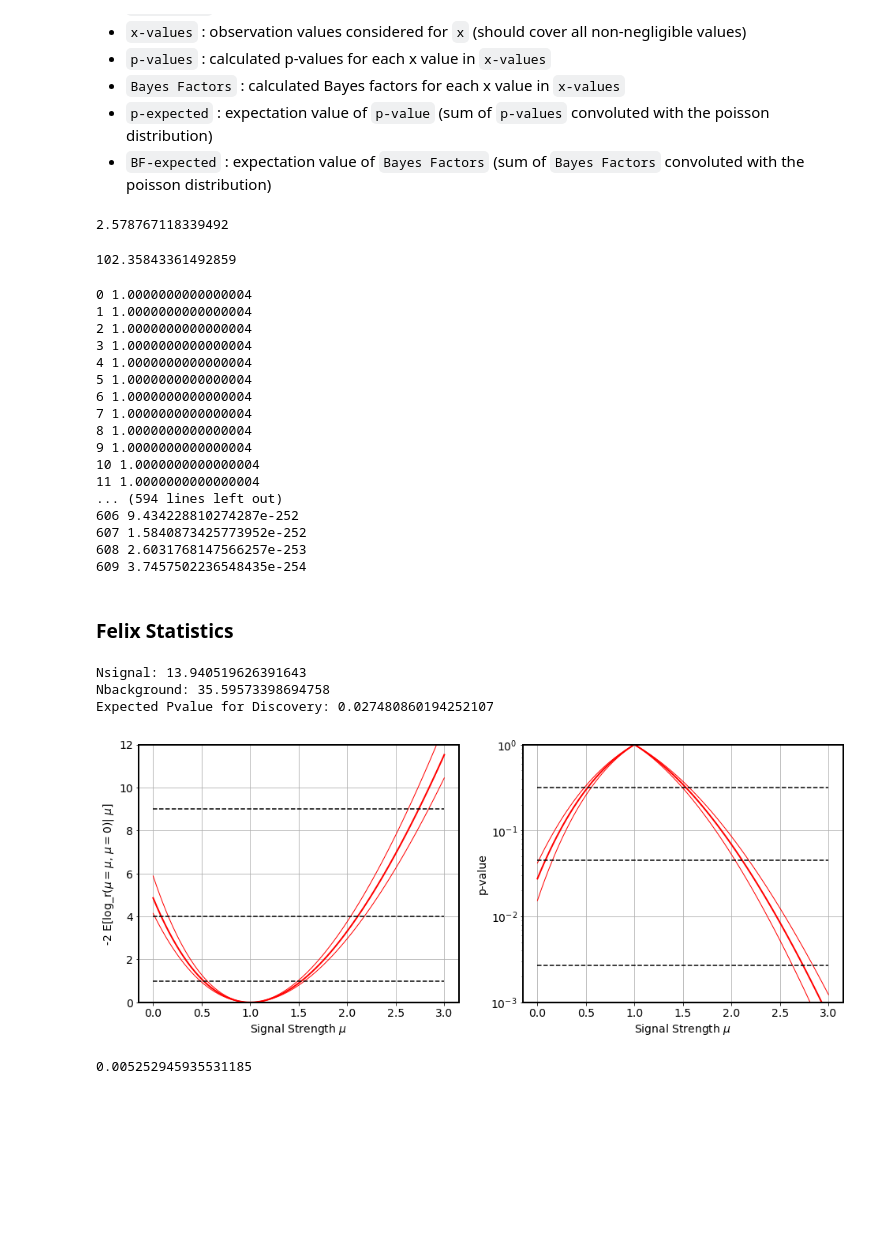
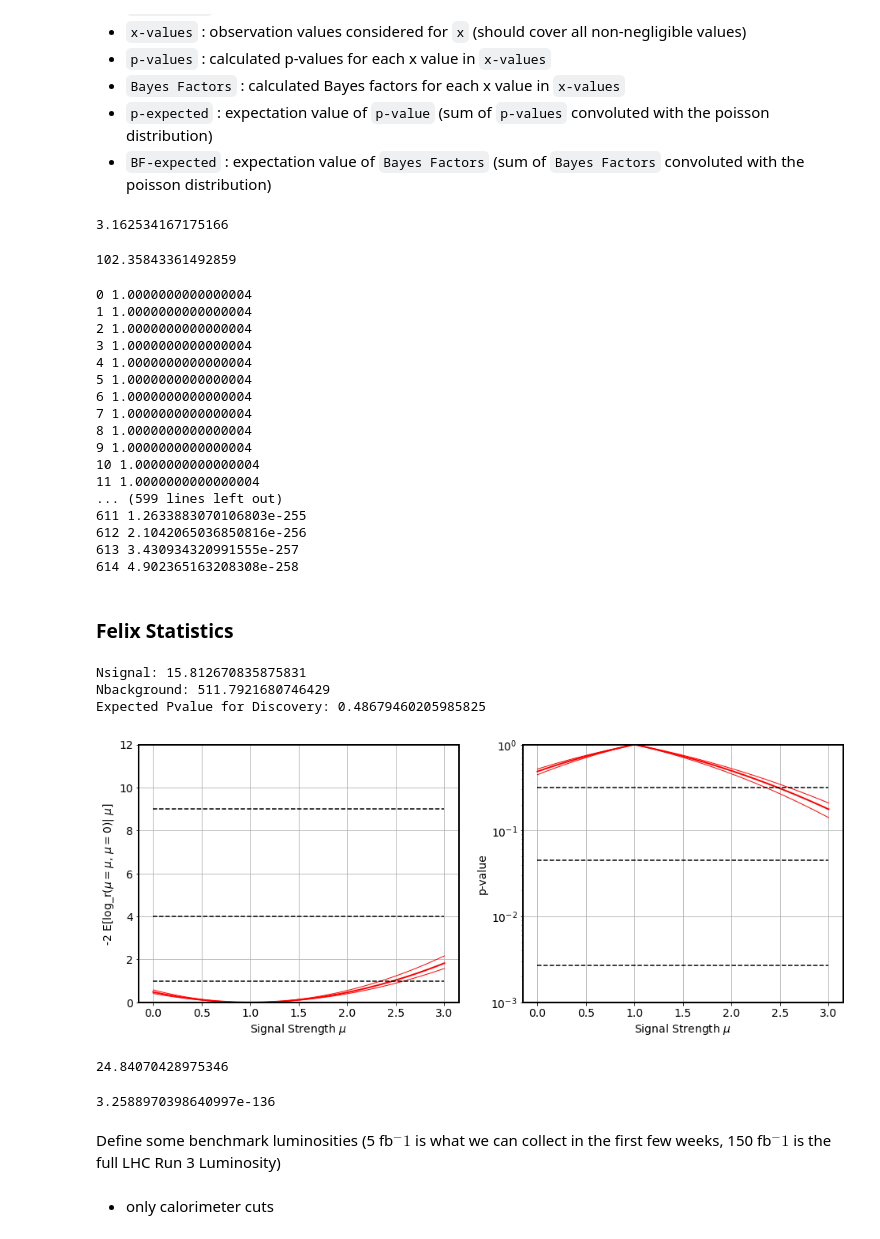
Before and after one commit to mwaterbury/scintillatorneutrinos, a Jupyter notebook: Analysis_Felix.ipynb, the cells around one changed output. Drawn from its saved outputs; the diff is of its cells as text; code cells hidden in the pictures; blank space fills up the shorter version.

Commit message:
add some cut and count analysis

```diff
--- a/Analysis_Felix.ipynb
+++ b/Analysis_Felix.ipynb
@@ -11,6 +11,6 @@ To load the data, we initialize a class `Analyzer`.
 - If `inputfile` is not `None`, then the muon and neutrino spectra are just read from that file. This is the fast option.
 - Otherwise, the class loads all the data from the `/NumpyArrays` directory and compute the event weights. In this case you can save the data in an `outputfile` so that one can easily load it later on.
 # %%
-analyser = Analyzer(prepare_nuel=False)
+analyser = Analyzer(prepare_nuel=True)
 # %% [output]
 Prepare Data Manually
@@ -672,7 +673,7 @@ stats_analysis = analyser.calculate_stats(requirement="event['passed_scintillato
 # %%
 stats_analysis['nsignal'][0]
 # %% [output]
-2.578767118339492
+3.162534167175166
 # %%
 stats_analysis['nbackground'][0]
 # %% [output]
@@ -693,11 +694,11 @@ for x,p in zip(stats_analysis['x-values'], stats_analysis['p-values']):
 9 1.0000000000000004
 10 1.0000000000000004
 11 1.0000000000000004
-... (594 lines left out)
-606 9.434228810274287e-252
-607 1.5840873425773952e-252
-608 2.6031768147566257e-253
-609 3.7457502236548435e-254
+... (599 lines left out)
+611 1.2633883070106803e-255
+612 2.1042065036850816e-256
+613 3.430934320991555e-257
+614 4.902365163208308e-258
 # %% [markdown]
 ### Felix Statistics
 # %%
@@ -782,17 +783,18 @@ def calculate_stats_felix(requirement="True", luminosity = 1, do_plot=True):
     analysis['r-values'] = -0.5*np.array(m2logrs)
     analysis['p-values'] = pvals
     analysis['p-value_discovery'] = pvals[0]
+    analysis['significance_discovery'] = np.sqrt(m2logrs[0])
 
     # return p_value
     return analysis
 # %%
-requirement="event['passed_scintillator'] and event['calorimeter'] > 5"
-analysis = calculate_stats_felix(requirement=requirement, luminosity= 10)
+requirement="event['passed_scintillator'] and event['calorimeter'] > 1"
+analysis = calculate_stats_felix(requirement=requirement, luminosity= 5)
 # %% [output]
-Nsignal: 13.940519626391643
-Nbackground: 35.59573398694758
-Expected Pvalue for Discovery: 0.027480860194252107
+Nsignal: 15.812670835875831
+Nbackground: 511.7921680746429
+Expected Pvalue for Discovery: 0.48679460205985825
-[figure, old version]
+[figure, new version]
 # %%
 def mylogpmf(k,mu):
     return special.xlogy(k, mu) - gamln(k + 1) - mu
@@ -800,10 +802,14 @@ def m2logr(ns, nb, mu=1):
     log_pois_sb = mylogpmf(k=ns+nb, mu=mu*ns+nb)
     log_pois_b  = mylogpmf(k=ns+nb, mu=ns+nb   )
     log_r_rate  = log_pois_sb - log_pois_b
+    print (np.sqrt(-2*log_r_rate))
     return -2*log_r_rate
 def pvalue(ns,nb,mu=1):
     return chi2.sf(m2logr(ns,nb,mu), df=1)
 
-pvalue(18 , 36, mu=0)
+pvalue(93.5, 1.37, mu=0)
 # %% [output]
-0.005252945935531185
+24.84070428975346
+3.2588970398640997e-136
+# %% [markdown]
+Define some benchmark luminosities (5 fb$^-1$ is what we can collect in the first few weeks, 150 fb$^-1$ is the full LHC Run 3 Luminosity)
@@ -809,0 +818,2 @@ pvalue(18 , 36, mu=0)
+# %% [markdown]
+- only calorimeter cuts
```
Also changed, not shown: parts of 10 cells of this notebook, 10 other files.
